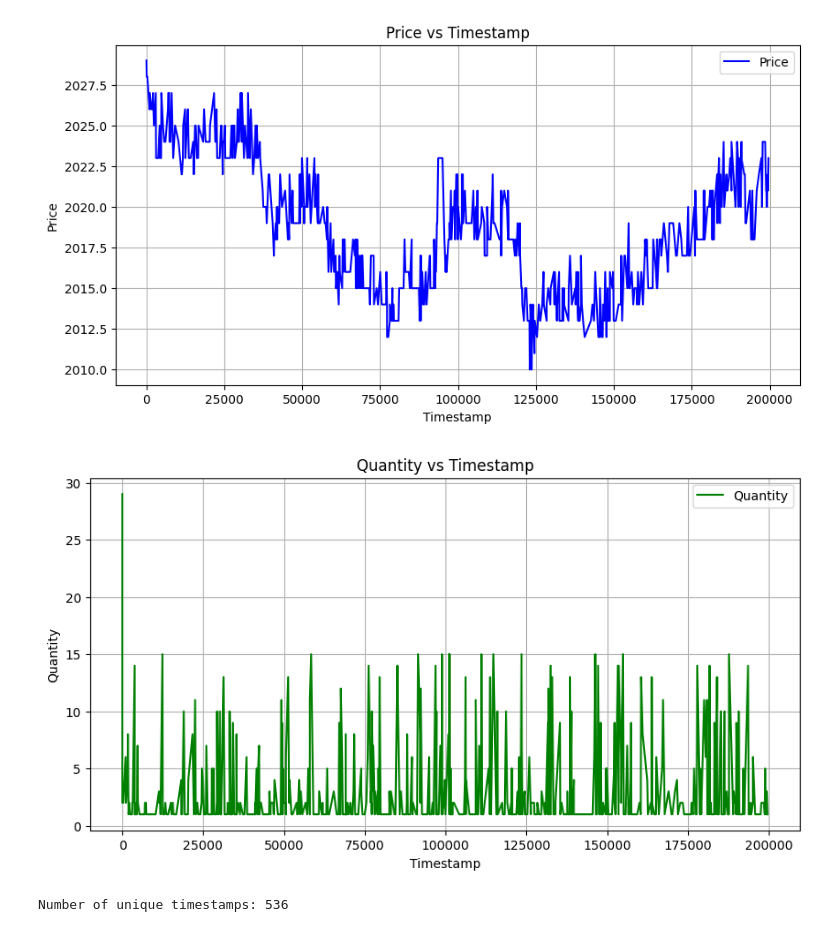
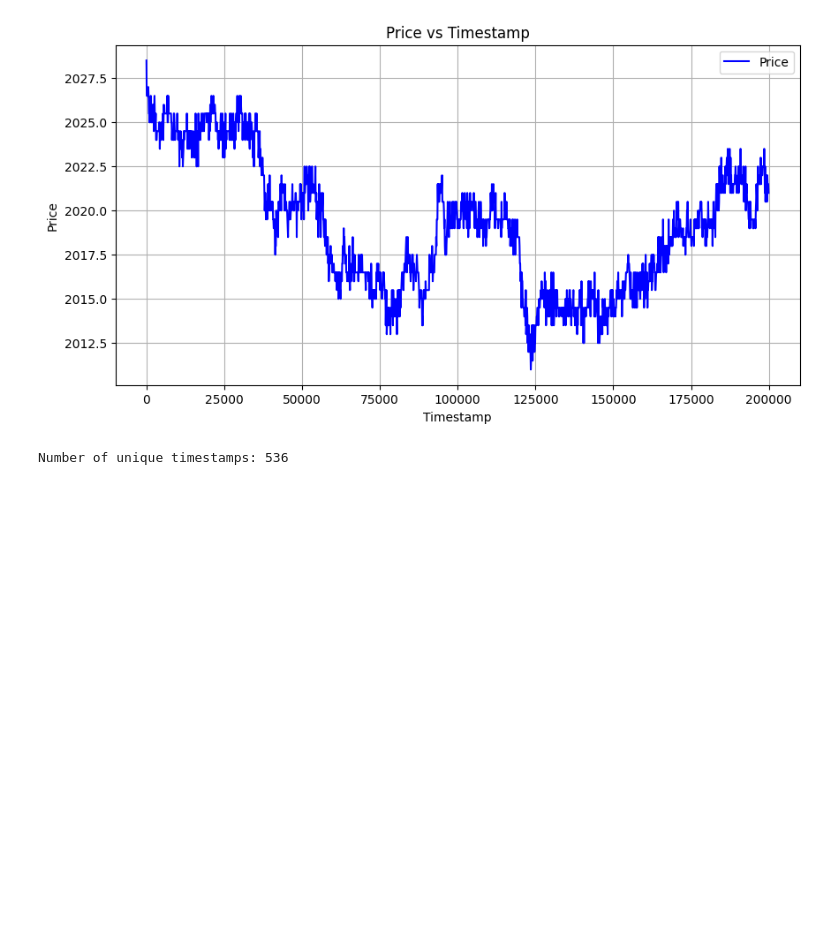
Before and after one commit to SamyakSS83/paradis-island-imckechode, a Jupyter notebook: Tutorial_round/analysis.ipynb, the cells around one changed output. Saved outputs shown, nothing was run; the diff lists cells and outputs as text; code cells hidden in the pictures; blank space fills up the shorter version.

```diff
--- a/Tutorial_round/analysis.ipynb
+++ b/Tutorial_round/analysis.ipynb
@@ -1,32 +1,31 @@
 # %%
 import pandas as pd
 import matplotlib.pyplot as plt
 
 # Read the CSV file
-data = pd.read_csv('initial_output.csv')
+data = pd.read_csv('new_output.csv')
 
 # Plot price vs timestamp
 plt.figure(figsize=(10, 5))
 plt.plot(data['timestamp'], data['price'], label='Price', color='blue')
 plt.xlabel('Timestamp')
 plt.ylabel('Price')
 plt.title('Price vs Timestamp')
 plt.legend()
 plt.grid()
 plt.show()
 
 # Plot quantity vs timestamp
-plt.figure(figsize=(10, 5))
-plt.plot(data['timestamp'], data['quantity'], label='Quantity', color='green')
-plt.xlabel('Timestamp')
-plt.ylabel('Quantity')
-plt.title('Quantity vs Timestamp')
-plt.legend()
-plt.grid()
-plt.show()
+# plt.figure(figsize=(10, 5))
+# plt.plot(data['timestamp'], data['quantity'], label='Quantity', color='green')
+# plt.xlabel('Timestamp')
+# plt.ylabel('Quantity')
+# plt.title('Quantity vs Timestamp')
+# plt.legend()
+# plt.grid()
+# plt.show()
 # %% [output]
-[figure, old version]
+[figure, new version]
-[figure, removed]
 # %%
 unique_timestamps = data['timestamp'].nunique()
 print(f"Number of unique timestamps: {unique_timestamps}")
```
Also changed, not shown: parts of 2 cells of this notebook, 4 other files.
